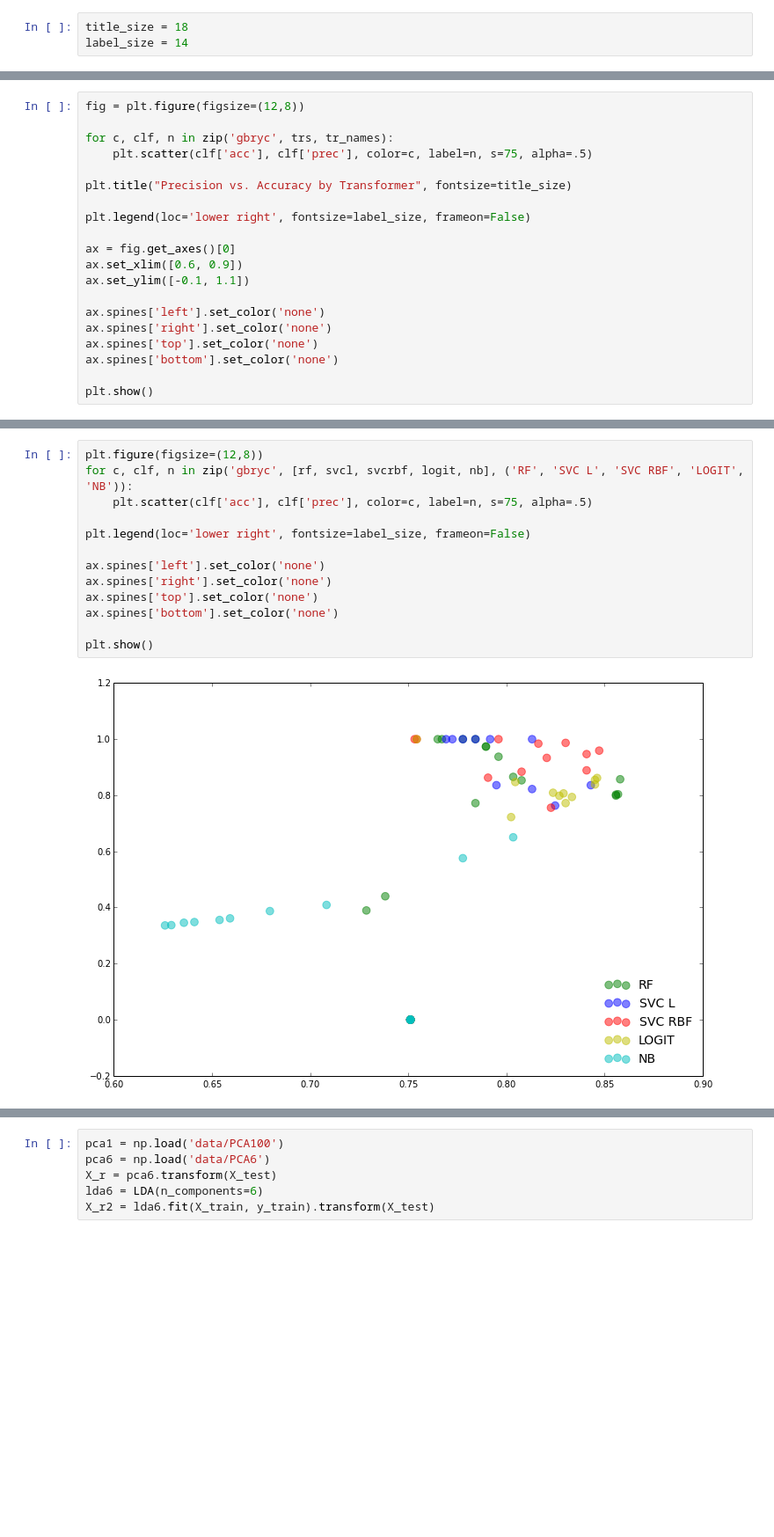
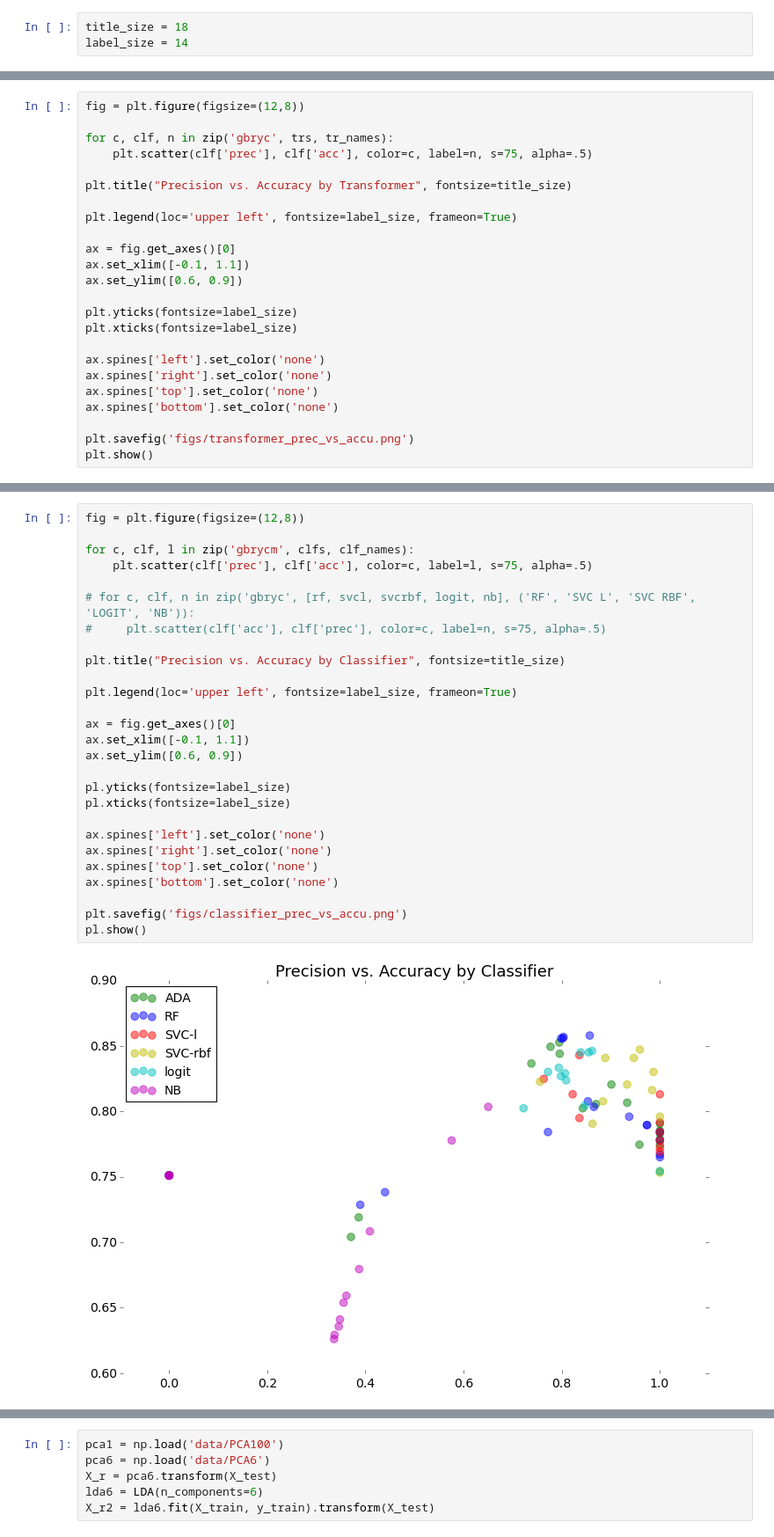
Before and after one commit to jacobboy/spring14, a Jupyter notebook: graphin_db.ipynb, the cells around one changed output, grey strips where cells are left out. Shown at 88% size. Cells and saved outputs as stored; diff of their text form; blank space fills up the shorter version.

Commit message:
scatter plots for pca

```diff
--- a/graphin_db.ipynb
+++ b/graphin_db.ipynb
@@ -99,20 +99,24 @@ pl.show()
 fig = plt.figure(figsize=(12,8))
 
 for c, clf, n in zip('gbryc', trs, tr_names):
-    plt.scatter(clf['acc'], clf['prec'], color=c, label=n, s=75, alpha=.5)
+    plt.scatter(clf['prec'], clf['acc'], color=c, label=n, s=75, alpha=.5)
 
 plt.title("Precision vs. Accuracy by Transformer", fontsize=title_size)
 
-plt.legend(loc='lower right', fontsize=label_size, frameon=False)
+plt.legend(loc='upper left', fontsize=label_size, frameon=True)
 
 ax = fig.get_axes()[0]
-ax.set_xlim([0.6, 0.9])
-ax.set_ylim([-0.1, 1.1])
+ax.set_xlim([-0.1, 1.1])
+ax.set_ylim([0.6, 0.9])
+
+plt.yticks(fontsize=label_size)
+plt.xticks(fontsize=label_size)
 
 ax.spines['left'].set_color('none')
 ax.spines['right'].set_color('none')
 ax.spines['top'].set_color('none')
 ax.spines['bottom'].set_color('none')
 
+plt.savefig('figs/transformer_prec_vs_accu.png')
 plt.show()
 # %% [output]
@@ -120,15 +148,29 @@ plt.show()
 # %%
-plt.figure(figsize=(12,8))
-for c, clf, n in zip('gbryc', [rf, svcl, svcrbf, logit, nb], ('RF', 'SVC L', 'SVC RBF', 'LOGIT', 'NB')):
-    plt.scatter(clf['acc'], clf['prec'], color=c, label=n, s=75, alpha=.5)
+fig = plt.figure(figsize=(12,8))
 
-plt.legend(loc='lower right', fontsize=label_size, frameon=False)
+for c, clf, l in zip('gbrycm', clfs, clf_names):
+    plt.scatter(clf['prec'], clf['acc'], color=c, label=l, s=75, alpha=.5)
+
+# for c, clf, n in zip('gbryc', [rf, svcl, svcrbf, logit, nb], ('RF', 'SVC L', 'SVC RBF', 'LOGIT', 'NB')):
+#     plt.scatter(clf['acc'], clf['prec'], color=c, label=n, s=75, alpha=.5)
+
+plt.title("Precision vs. Accuracy by Classifier", fontsize=title_size)
+
+plt.legend(loc='upper left', fontsize=label_size, frameon=True)
+
+ax = fig.get_axes()[0]
+ax.set_xlim([-0.1, 1.1])
+ax.set_ylim([0.6, 0.9])
+
+pl.yticks(fontsize=label_size)
+pl.xticks(fontsize=label_size)
 
 ax.spines['left'].set_color('none')
 ax.spines['right'].set_color('none')
 ax.spines['top'].set_color('none')
 ax.spines['bottom'].set_color('none')
 
-plt.show()
+plt.savefig('figs/classifier_prec_vs_accu.png')
+pl.show()
 # %% [output]
-[figure, old version]
+[figure, new version]
```
Also changed, not shown: parts of 15 cells of this notebook.
